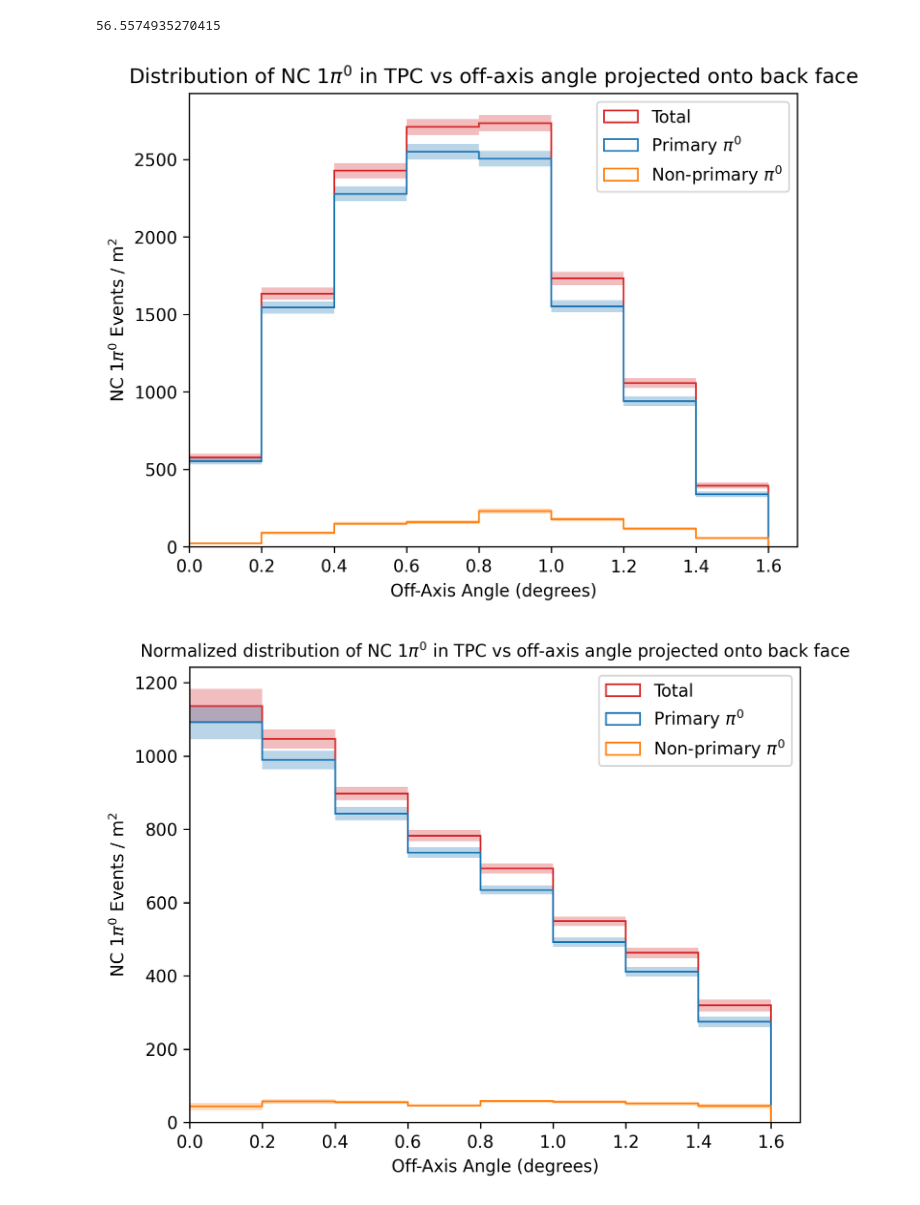
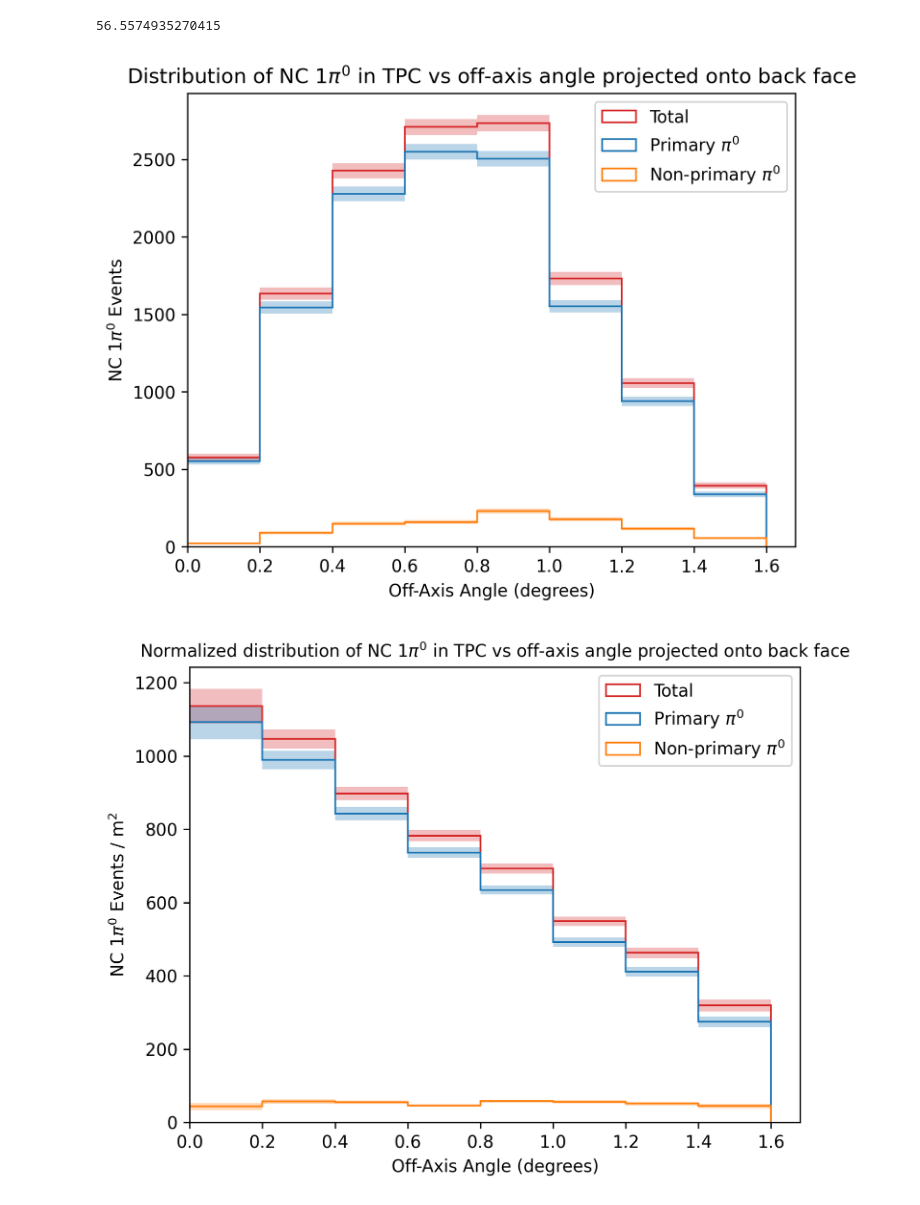
Before and after one commit to BMDragon/SBND_PRISM_Pi0_Study, a Jupyter notebook: pi0VertexPlots.ipynb, the cells around one changed output. Drawn from its saved outputs; the diff is of its cells as text; code cells hidden in the pictures.

```diff
--- a/pi0VertexPlots.ipynb
+++ b/pi0VertexPlots.ipynb
@@ -200,35 +200,35 @@ for idx, row in df[df['is_NC'] & df["is_1pi0"]].iterrows():
                     pi0_anglesP = np.append(pi0_anglesP, row['pi0_angle_back'][k])
                 else:
                     pi0_anglesNP = np.append(pi0_anglesNP, row['pi0_angle_back'][k])
 
 plt.figure(dpi=300)
 counts, bins, _ = plt.hist(pi0_angles_tot, bins=nbinsTPC, histtype='step')
 cP, bP, _ = plt.hist(pi0_anglesP, bins=bins, histtype='step')
 cNP, bNP, _ = plt.hist(pi0_anglesNP, bins=bins, histtype='step')
 wide = np.diff(bins)
 norm_counts = counts
 ncP = cP
 ncNP = cNP
 plt.clf()  # clear the previous plot
 bin_centers = 0.5 * (bins[:-1] + bins[1:])
 errors = np.sqrt(counts)
 errP = np.sqrt(cP)
 errNP = np.sqrt(cNP)
 plt.bar(bin_centers, 2*errors, width=wide, bottom=norm_counts-errors, color=colorTot, alpha=erAlpha, align='center', edgecolor='none')
 plt.hist(bins[:-1], bins=bins, weights=norm_counts, histtype='step', color=colorTot, label='Total')
 plt.bar(bin_centers, 2*errP, width=wide, bottom=ncP-errP, color=colorP, alpha=erAlpha, align='center', edgecolor='none')
 plt.hist(bins[:-1], bins=bins, weights=ncP, histtype='step', color=colorP, label='Primary $\pi^0$')
 plt.bar(bin_centers, 2*errNP, width=wide, bottom=ncNP-errNP, color=colorNP, alpha=erAlpha, align='center', edgecolor='none')
 plt.hist(bins[:-1], bins=bins, weights=ncNP, histtype='step', color=colorNP, label='Non-primary $\pi^0$')
 plt.title('Distribution of NC $1\pi^0$ in TPC vs off-axis angle projected onto back face')
 plt.xlabel('Off-Axis Angle (degrees)')
-plt.ylabel('NC $1\pi^0$ Events / m$^2$')
+plt.ylabel('NC $1\pi^0$ Events')
 plt.ylim(*ylimit)
 plt.xlim(*xlimit)
 plt.legend()
 plt.show()
 # %% [output]
-[figure, old version]
+[figure, new version]
 # %%
 pi0_angles_tot = np.array([])
 pi0_anglesP = np.array([])
```
Also changed, not shown: parts of 3 cells of this notebook.
